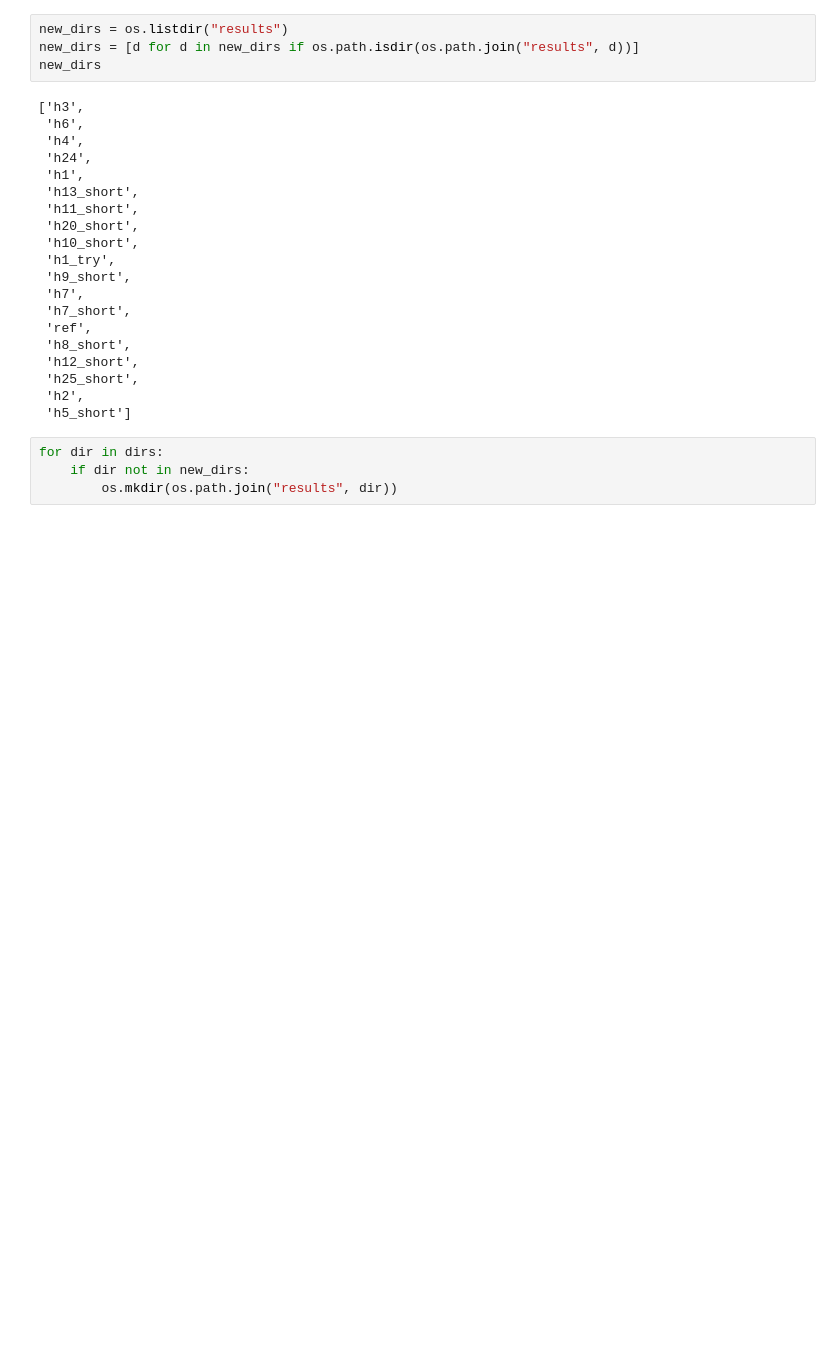
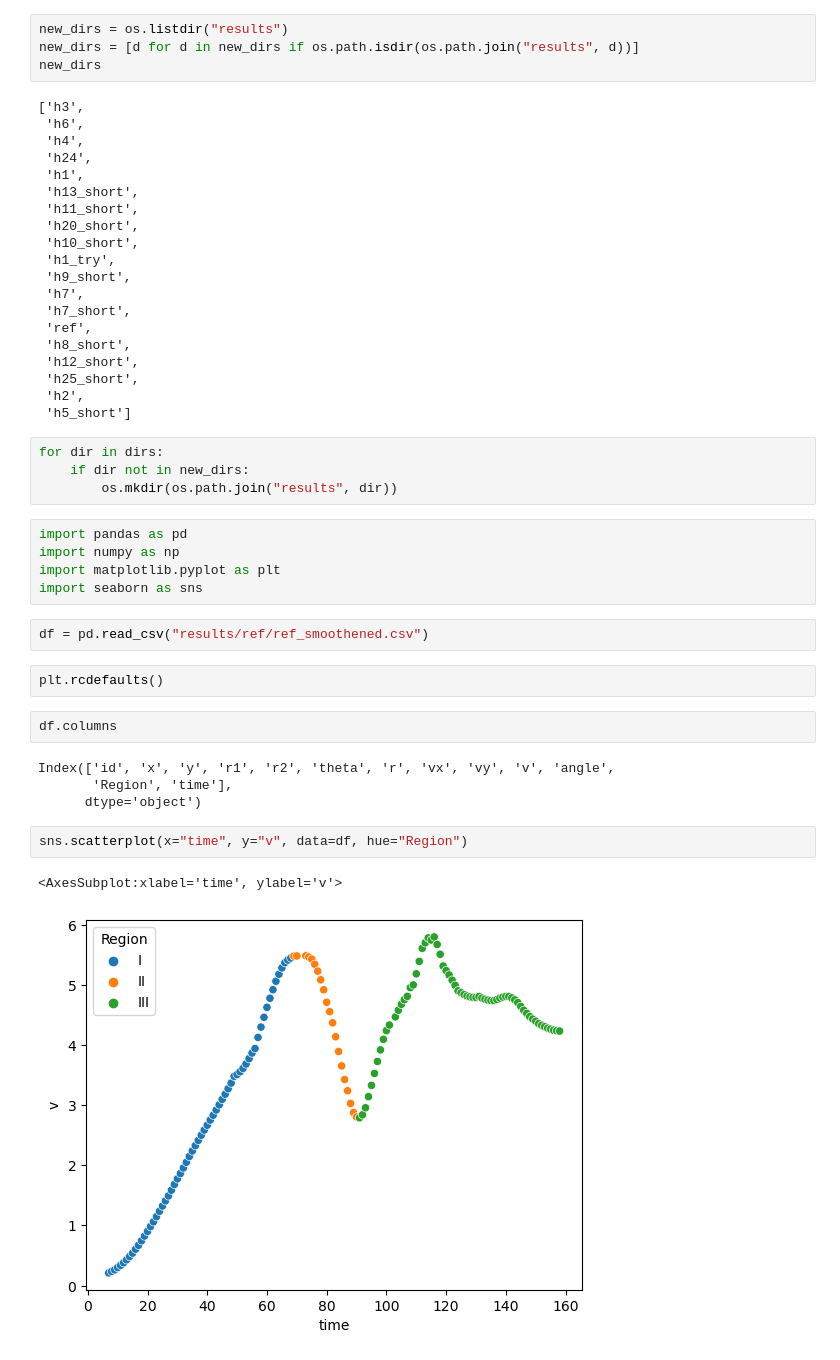
Before and after one commit to Hari31416/mini-project, a Jupyter notebook: data/temp.ipynb, the cells around one changed output. Cells and saved outputs as stored; diff of their text form; blank space fills up the shorter version.

```diff
--- a/data/temp.ipynb
+++ b/data/temp.ipynb
@@ -117,3 +117,23 @@ new_dirs
 for dir in dirs:
     if dir not in new_dirs:
         os.mkdir(os.path.join("results", dir))
+# %%
+import pandas as pd
+import numpy as np
+import matplotlib.pyplot as plt
+import seaborn as sns
+# %%
+df = pd.read_csv("results/ref/ref_smoothened.csv")
+# %%
+plt.rcdefaults()
+# %%
+df.columns
+# %% [output]
+Index(['id', 'x', 'y', 'r1', 'r2', 'theta', 'r', 'vx', 'vy', 'v', 'angle',
+       'Region', 'time'],
+      dtype='object')
+# %%
+sns.scatterplot(x="time", y="v", data=df, hue="Region")
+# %% [output]
+<AxesSubplot:xlabel='time', ylabel='v'>
+[figure, added]
```
Also changed, not shown: parts of 1 cell of this notebook, 11 other files.
